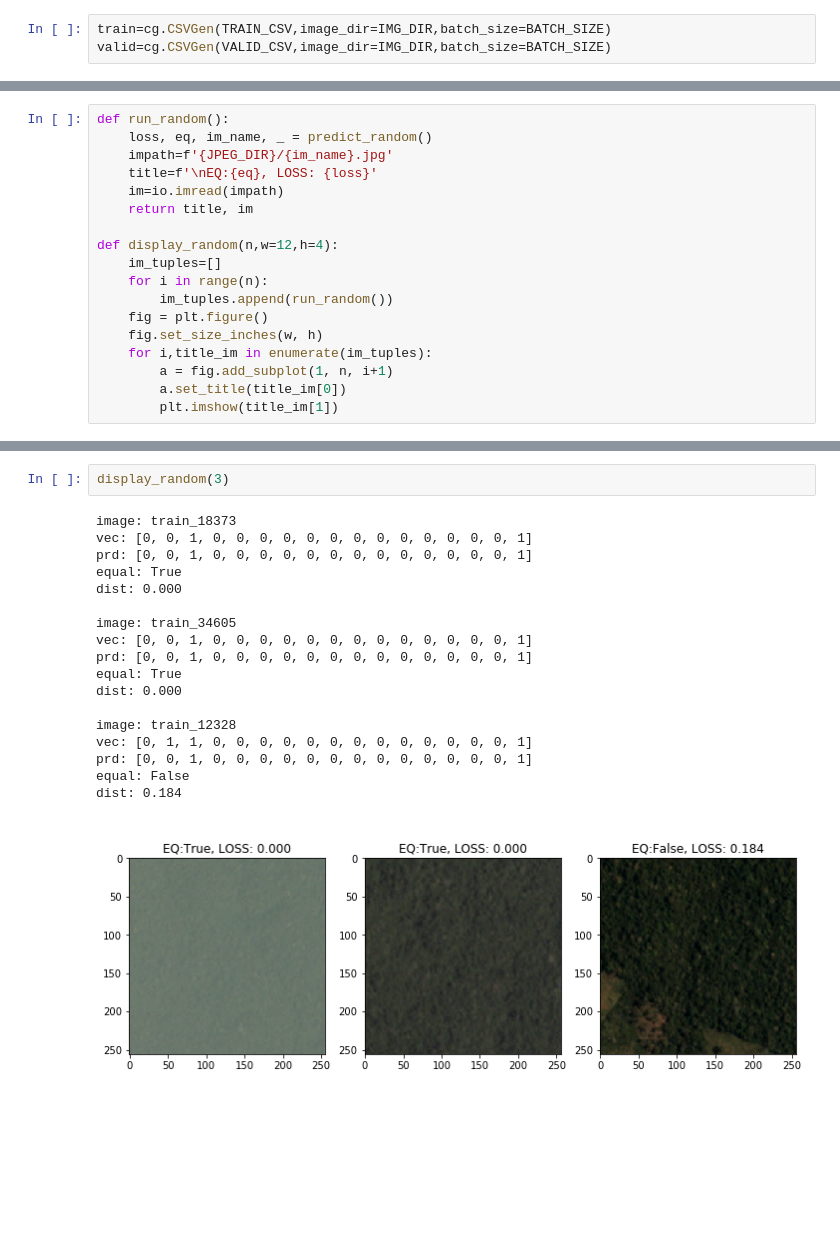
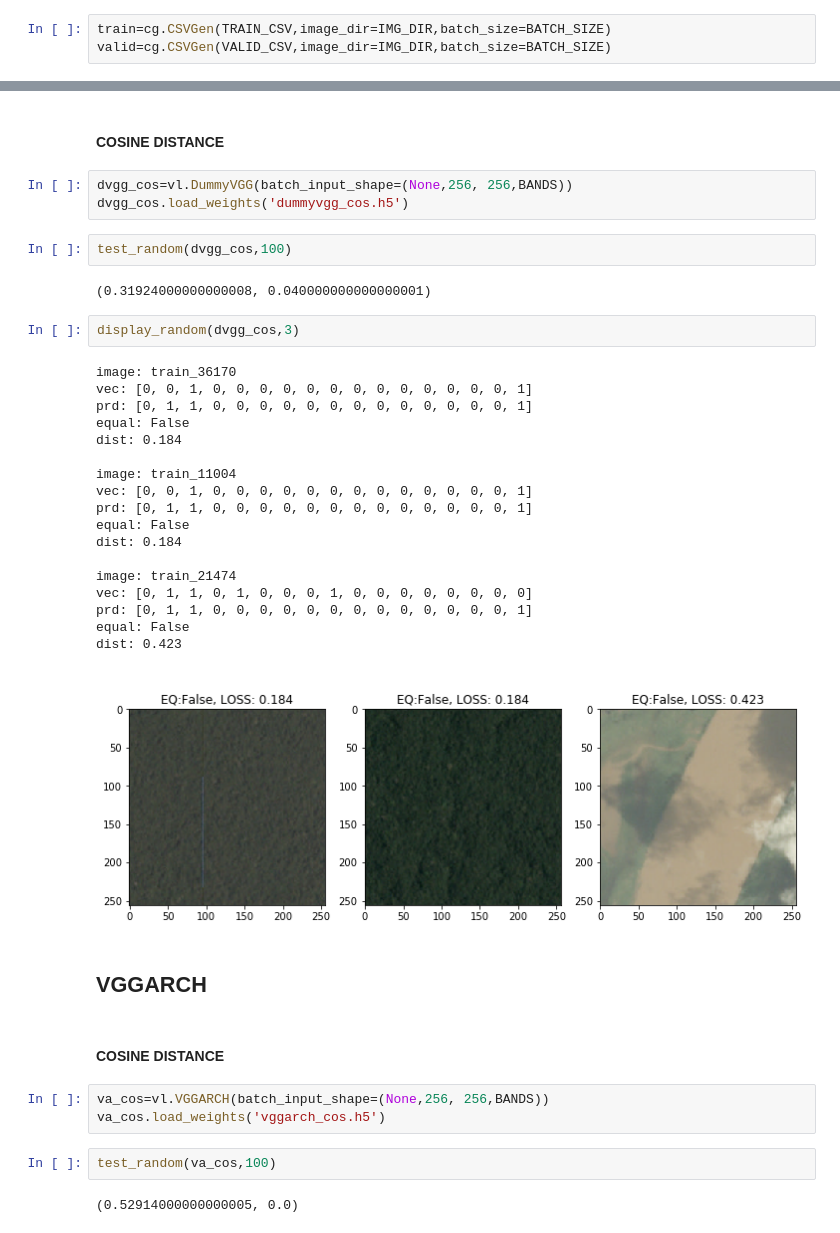
Before and after one commit to brookisme/planet-kaggle, a Jupyter notebook: nbs/Predictions.ipynb, the cells around one changed output, grey strips where cells are left out. Cells and saved outputs as stored; diff of their text form; blank space fills up the shorter version.

Commit message:
predict cosine

```diff
--- a/nbs/Predictions.ipynb
+++ b/nbs/Predictions.ipynb
@@ -144,19 +132 @@ test_random(100)
-# %%
-def run_random():
-    loss, eq, im_name, _ = predict_random()
-    impath=f'{JPEG_DIR}/{im_name}.jpg'
-    title=f'\nEQ:{eq}, LOSS: {loss}'
-    im=io.imread(impath)
-    return title, im
-
-def display_random(n,w=12,h=4):
-    im_tuples=[]
-    for i in range(n):
-        im_tuples.append(run_random())
-    fig = plt.figure()
-    fig.set_size_inches(w, h)
-    for i,title_im in enumerate(im_tuples):
-        a = fig.add_subplot(1, n, i+1)
-        a.set_title(title_im[0])
-        plt.imshow(title_im[1])
 # %%
@@ -183,22 +153,42 @@ dist: 0.500
+# %% [markdown]
+#### COSINE DISTANCE
+# %%
+dvgg_cos=vl.DummyVGG(batch_input_shape=(None,256, 256,BANDS))
+dvgg_cos.load_weights('dummyvgg_cos.h5')
+# %%
+test_random(dvgg_cos,100)
+# %% [output]
+(0.31924000000000008, 0.040000000000000001)
 # %%
-display_random(3)
+display_random(dvgg_cos,3)
 # %% [output]
-image: train_18373
+image: train_36170
 vec: [0, 0, 1, 0, 0, 0, 0, 0, 0, 0, 0, 0, 0, 0, 0, 0, 1]
-prd: [0, 0, 1, 0, 0, 0, 0, 0, 0, 0, 0, 0, 0, 0, 0, 0, 1]
-equal: True
-dist: 0.000
-
-image: train_34605
-vec: [0, 0, 1, 0, 0, 0, 0, 0, 0, 0, 0, 0, 0, 0, 0, 0, 1]
-prd: [0, 0, 1, 0, 0, 0, 0, 0, 0, 0, 0, 0, 0, 0, 0, 0, 1]
-equal: True
-dist: 0.000
-
-image: train_12328
-vec: [0, 1, 1, 0, 0, 0, 0, 0, 0, 0, 0, 0, 0, 0, 0, 0, 1]
-prd: [0, 0, 1, 0, 0, 0, 0, 0, 0, 0, 0, 0, 0, 0, 0, 0, 1]
+prd: [0, 1, 1, 0, 0, 0, 0, 0, 0, 0, 0, 0, 0, 0, 0, 0, 1]
 equal: False
 dist: 0.184
+
+image: train_11004
+vec: [0, 0, 1, 0, 0, 0, 0, 0, 0, 0, 0, 0, 0, 0, 0, 0, 1]
+prd: [0, 1, 1, 0, 0, 0, 0, 0, 0, 0, 0, 0, 0, 0, 0, 0, 1]
+equal: False
+dist: 0.184
+
+image: train_21474
+vec: [0, 1, 1, 0, 1, 0, 0, 0, 1, 0, 0, 0, 0, 0, 0, 0, 0]
+prd: [0, 1, 1, 0, 0, 0, 0, 0, 0, 0, 0, 0, 0, 0, 0, 0, 1]
+equal: False
+dist: 0.423
-[figure, old version]
+[figure, new version]
+# %% [markdown]
+## VGGARCH
+# %% [markdown]
+#### COSINE DISTANCE
+# %%
+va_cos=vl.VGGARCH(batch_input_shape=(None,256, 256,BANDS))
+va_cos.load_weights('vggarch_cos.h5')
+# %%
+test_random(va_cos,100)
+# %% [output]
+(0.52914000000000005, 0.0)
 # %%
```
Also changed, not shown: parts of 19 cells of this notebook.
